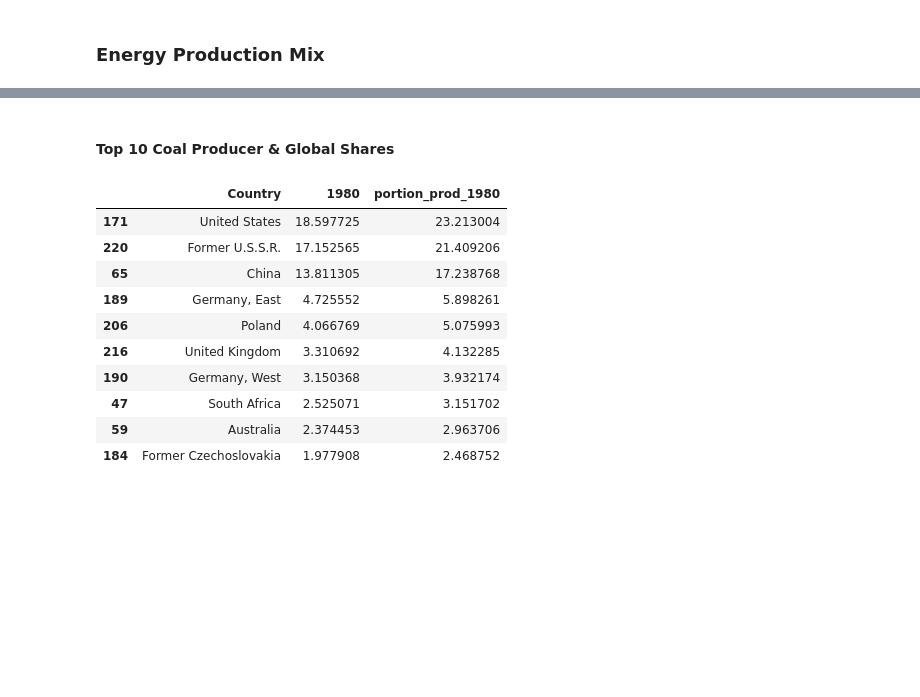
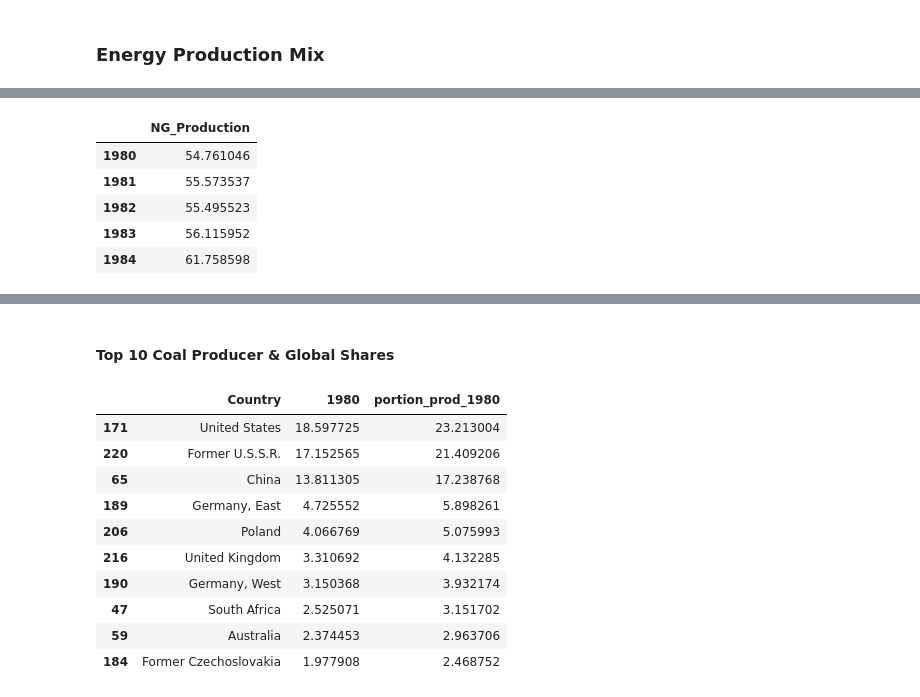
Before and after one commit to lurza/World-Energy-Analysis-main, a Jupyter notebook: Energy_Con_Prod.ipynb, the cells around one changed output, grey strips where cells are left out. Saved outputs shown, nothing was run; the diff lists cells and outputs as text; code cells hidden in the pictures; blank space fills up the shorter version.

```diff
--- a/Energy_Con_Prod.ipynb
+++ b/Energy_Con_Prod.ipynb
@@ -4687,0 +4722,13 @@ fig_energy_portion_eurasia.show()
+# %%
+prod_ng_all_sum = prod_ng.iloc[:,2:44].apply(pd.to_numeric, errors='coerce')
+prod_ng_all_sum = prod_ng_all_sum.sum(axis=0)
+prod_ng_all_sum = pd.DataFrame(prod_ng_all_sum)
+prod_ng_all_sum = prod_ng_all_sum.rename(columns={0: 'NG_Production'})
+prod_ng_all_sum.head()
+# %% [output]
+|  | NG_Production |
+| 1980 | 54.761046 |
+| 1981 | 55.573537 |
+| 1982 | 55.495523 |
+| 1983 | 56.115952 |
+| 1984 | 61.758598 |
```
Also changed, not shown: parts of 9 cells of this notebook.
